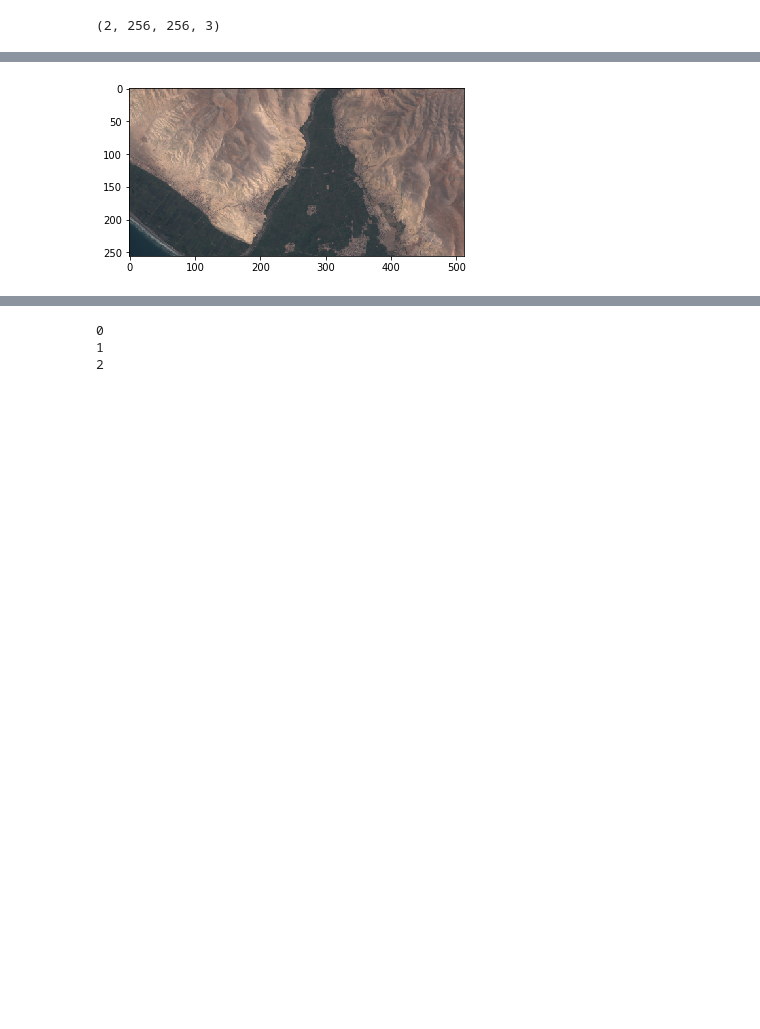
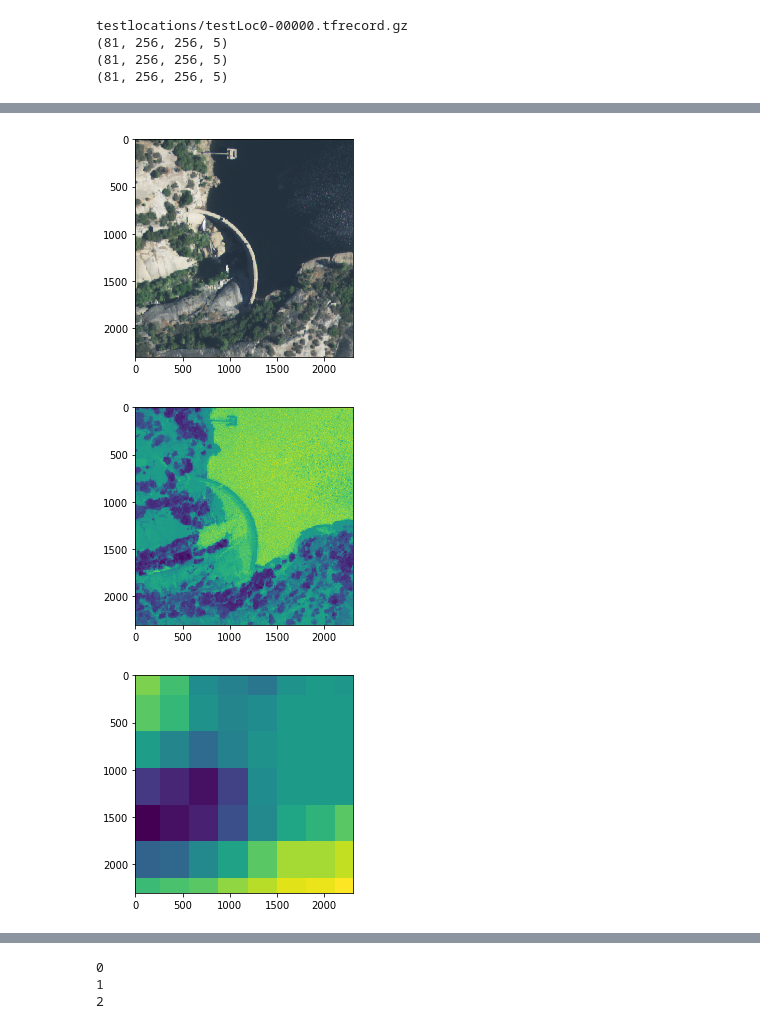
Before and after one commit to C0NSor18/dam_detection, a Jupyter notebook: visualization.ipynb, the cells around one changed output, grey strips where cells are left out. Saved outputs shown, nothing was run; the diff lists cells and outputs as text; code cells hidden in the pictures; blank space fills up the shorter version.

```diff
--- a/visualization.ipynb
+++ b/visualization.ipynb
@@ -69,36 +68,57 @@ def predict_input_fn(fileNames,side,bands):
 
     return dataset
-# %%
-dataset = predict_input_fn('canama/Predict_CamanaValleyCrop-00000.tfrecord.gz', 256, ['R', 'G', 'B'])
-
-for x in dataset:
-    print(x.shape)
-# %% [output]
-(2, 256, 256, 3)
+# %%
+files = sorted(glob('testlocations/*.tfrecord.gz'))
+print(files[0])
+images = []
+
+for x in files[0:3]:
+    dataset = predict_input_fn(x, 256, ['R','G', 'B','NDWI','AVE'])
+    images.append(dataset)
+
+for x in images:
+    print(next(iter(x)).shape)
+# %% [output]
+testlocations/testLoc0-00000.tfrecord.gz
+(81, 256, 256, 5)
+(81, 256, 256, 5)
+(81, 256, 256, 5)
 # %%
-data = iter(dataset)
-data = next(data)
+data = images[0]
+data = next(iter(data))
 
 def stretch_image_colorspace(img):
     max_val = np.max(img)
     return img / max_val
 
+# patch per row
+pp_row = 9
+rows = 9
+def stitch_patches(data, patch_size, n_cols, n_rows ):
 
-fullData = np.zeros([256*2, 256*1, 3])
-for n in range(0,3):
-    dataMat = np.zeros([256*2, 256*1])
-    z = 0
-    for j in range(0,1):
-        for i in range(0,2):
-            #print("datamat shape", dataMat[i*256: (i+1)*256, j*256: (j+1)*256 ].shape)
-            #print("i", i)
-            #print("j", j)
-            dataMat[i*256: (i+1)*256, j*256: (j+1)*256 ] = np.squeeze(data[z, :, :, n])
-            z += 1
-    fullData[:,:,n] = dataMat
+    fullData = np.zeros([patch_size*n_cols, patch_size*n_rows, 5])
+    for n in range(0,5):
+        dataMat = np.zeros([patch_size*n_cols, patch_size*n_rows])
+        z = 0
+        for j in range(0,n_rows):
+            for i in range(0,n_cols):
+                #print("datamat shape", dataMat[i*256: (i+1)*256, j*256: (j+1)*256 ].shape)
+                #print("i", i)
+                #print("j", j)
+                dataMat[i*patch_size: (i+1)*patch_size, j*patch_size: (j+1)*patch_size ] = np.squeeze(data[z, :, :, n])
+                z += 1
+        fullData[:,:,n] = dataMat
 
-fullData = stretch_image_colorspace(fullData)
-fullData = np.transpose(np.array([fullData[:,:,2], fullData[:,:,1], fullData[:,:,0]]), (1, 2 ,0 ))
-plt.imshow(np.fliplr(np.rot90(fullData, k=3)))
-print(np.max(fullData))
+    fullData[:,:,0:3] = stretch_image_colorspace(fullData[:,:,0:3])
+    fullData[:,:,0:3] = np.transpose(np.array([fullData[:,:,0], fullData[:,:,1], fullData[:,:,2]]), (1, 2 ,0))
+    return fullData
+
+full_image = stitch_patches(data, 256, 9, 9)
+
+plt.imshow(np.fliplr(np.rot90(full_image[:,:,0:3], k=3)))
+plt.figure()
+plt.imshow(np.fliplr(np.rot90(full_image[:,:,3], k=3)), cmap='viridis', interpolation='nearest')
+plt.figure()
+plt.imshow(np.fliplr(np.rot90(full_image[:,:,4], k=3)), cmap='viridis', interpolation='nearest')
+print(np.max(full_image))
 # %% [output]
@@ -123,2 +125,4 @@ j 0
 1.0
-[figure, old version]
+[figure, new version]
+[figure, added]
+[figure, added]
```
Also changed, not shown: parts of 18 cells of this notebook, 7 other files.
